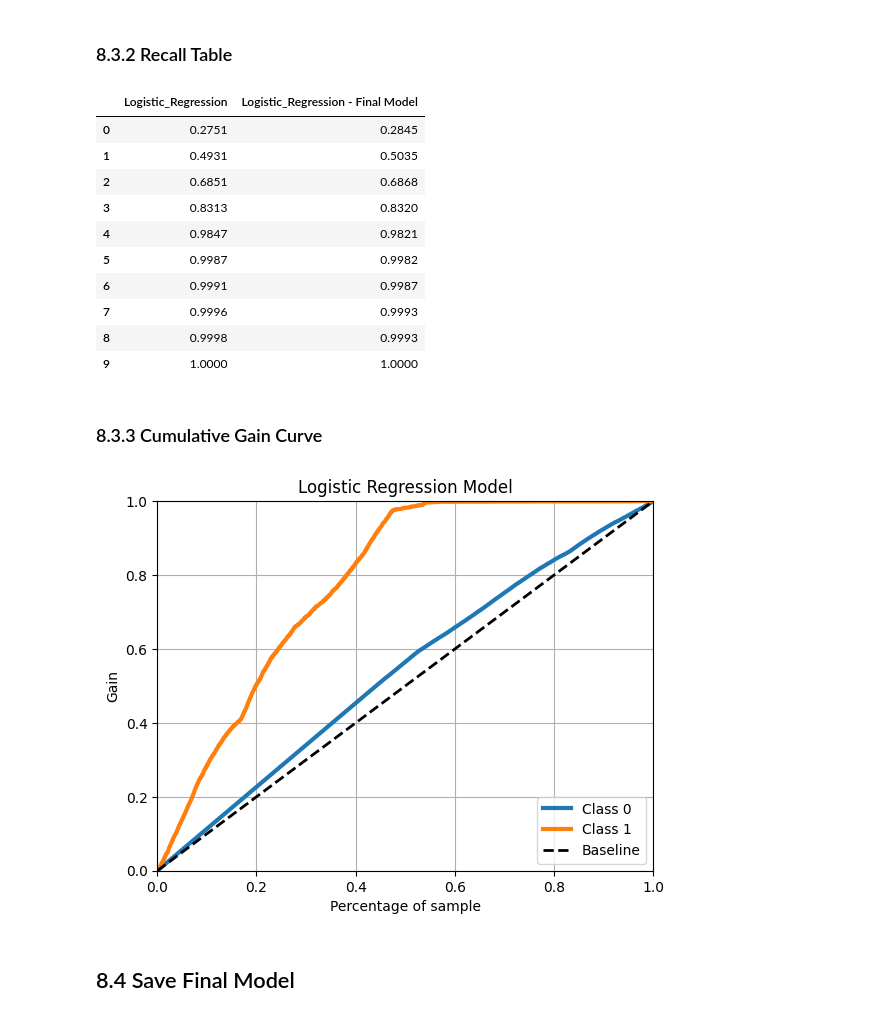
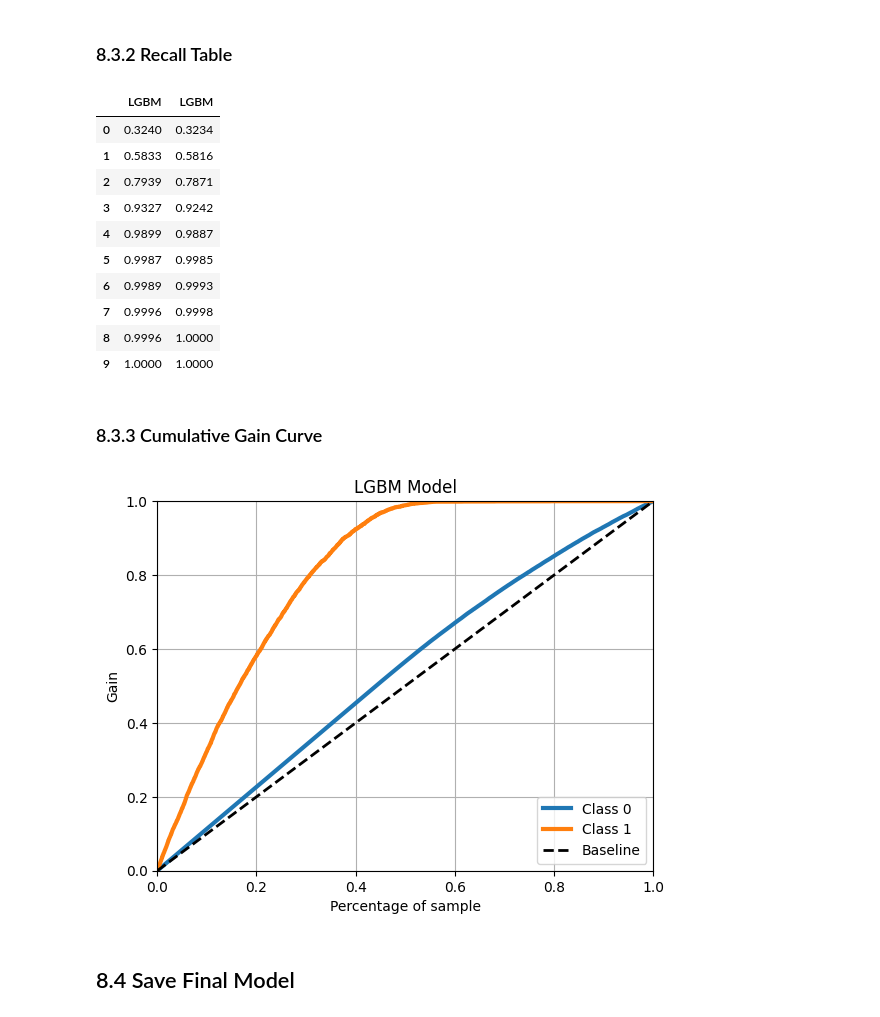
Before and after one commit to mendesdata/health_insurance_cross_sell, a Jupyter notebook: notebooks/hics.ipynb, the cells around one changed output. Cells and saved outputs as stored; diff of their text form; code cells hidden in the pictures.

```diff
--- a/notebooks/hics.ipynb
+++ b/notebooks/hics.ipynb
@@ -269,6 +272,21 @@ def get_final_precision_recall( df_precision, df_precision_cv, df_recall, df_rec
 
     return df_precision, df_recall
 
+def model_fit_predict( model, model_name, x_train, y_train, x_test, y_test ):
+    # training model
+    model.fit( x_train, y_train )
+
+    # model predict
+    y_hat = model.predict_proba( x_test )
+
+    # create dataframe response with propensity score (response=1)
+    df_score = get_propensity_score( x_test, y_test, y_hat )
+
+    # get precision and recall metrics
+    df_precision, df_recall = get_precision_recall( df_score, model_name )
+
+    return df_score, df_precision, df_recall, y_hat
+
 def cross_validation( x_train, x_validation, kfold, model_name, model, verbose=False ):
     rows       = int( x_validation.shape[0] / kfold )
     training   = x_train.copy()
@@ -1228,0 +1246,6 @@ df_model_precision, df_model_recall = get_precision_recall( df_score, 'Logistic_
+# %%
+# define model
+model = LGBMClassifier( n_estimators=100, n_jobs=-1, random_state=42 )
+
+# get propensity score, precision, recall dataframes
+df_model_score, df_model_precision, df_model_recall, y_hat = model_fit_predict( model, 'LGBM', x_train, y_train, x_test, y_test )
@@ -1248,28 +1280,28 @@ df_precision
 # %% [markdown]
 ### 8.3.2 Recall Table
 # %%
-df_recall = pd.concat( [df_lr_recall, df_model_recall], axis=1 )
+df_recall = pd.concat( [df_lgbm_recall, df_model_recall], axis=1 )
 df_recall
 # %% [output]
-|  | Logistic_Regression | Logistic_Regression - Final Model |
-| 0 | 0.2751 | 0.2845 |
-| 1 | 0.4931 | 0.5035 |
-| 2 | 0.6851 | 0.6868 |
-| 3 | 0.8313 | 0.8320 |
-| 4 | 0.9847 | 0.9821 |
-| 5 | 0.9987 | 0.9982 |
-| 6 | 0.9991 | 0.9987 |
-| 7 | 0.9996 | 0.9993 |
-| 8 | 0.9998 | 0.9993 |
+|  | LGBM | LGBM |
+| 0 | 0.3240 | 0.3234 |
+| 1 | 0.5833 | 0.5816 |
+| 2 | 0.7939 | 0.7871 |
+| 3 | 0.9327 | 0.9242 |
+| 4 | 0.9899 | 0.9887 |
+| 5 | 0.9987 | 0.9985 |
+| 6 | 0.9989 | 0.9993 |
+| 7 | 0.9996 | 0.9998 |
+| 8 | 0.9996 | 1.0000 |
 | 9 | 1.0000 | 1.0000 |
 # %% [markdown]
 ### 8.3.3 Cumulative Gain Curve
 # %%
 #fig = plt( figsize=(15, 15))
 #fig.suptitle('Cumulative Gains Curve - Logistic Regression Model')
-skplt.metrics.plot_cumulative_gain( y_test, y_hat, title='Logistic Regression Model' );
+skplt.metrics.plot_cumulative_gain( y_test, y_hat, title='LGBM Model' );
 # %% [output]
-[figure, old version]
+[figure, new version]
 # %% [markdown]
 ## 8.4 Save Final Model
 # %%
```
Also changed, not shown: parts of 38 cells of this notebook, 5 other files.
